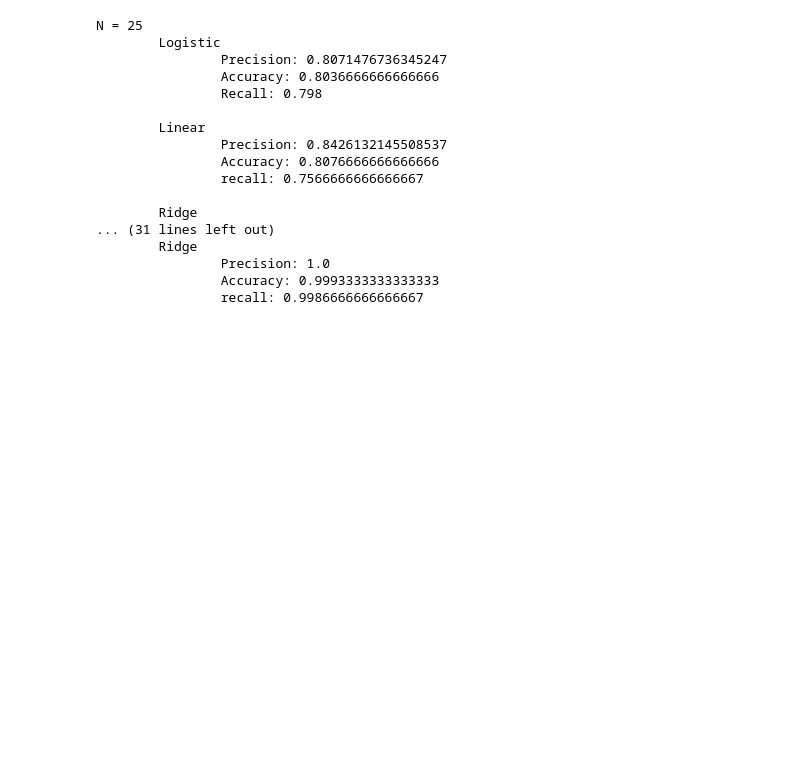
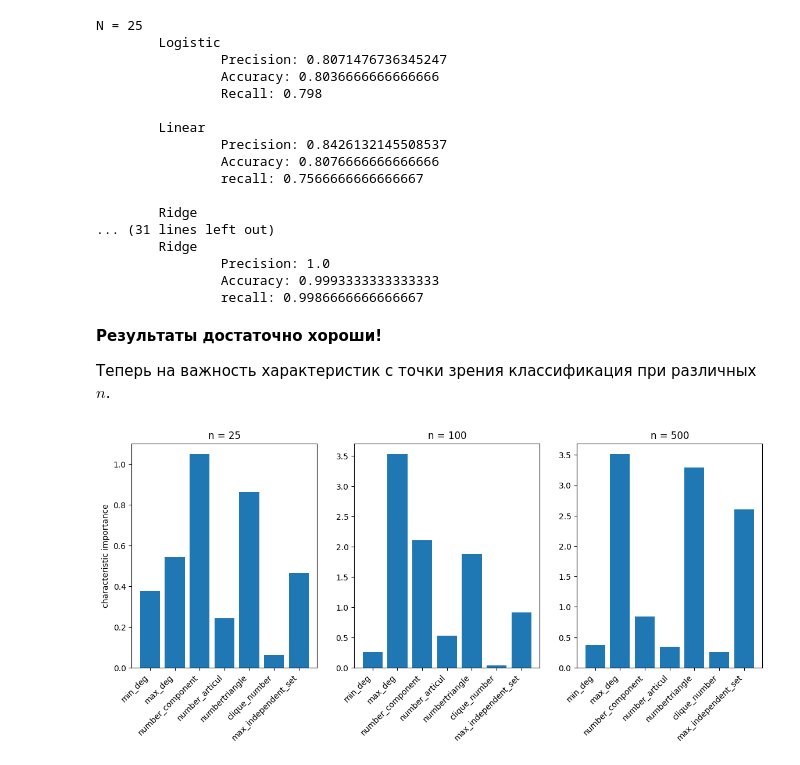
Before and after one commit to Snomty/Random_graphs, a Jupyter notebook: src/Graph_Hypothesis_Classifier_Student2.ipynb, the cells around one changed output. Drawn from its saved outputs; the diff is of its cells as text; code cells hidden in the pictures; blank space fills up the shorter version.

Commit message:
Add feature importance analysis

```diff
--- a/src/Graph_Hypothesis_Classifier_Student2.ipynb
+++ b/src/Graph_Hypothesis_Classifier_Student2.ipynb
@@ -91,3 +91,33 @@ N = 25
                 Precision: 1.0
                 Accuracy: 0.9993333333333333
                 recall: 0.9986666666666667
+# %% [markdown]
+**Результаты достаточно хороши!**
+
+Теперь на важность характеристик с точки зрения классификация при различных $n$.
+# %%
+plt.figure(figsize=(14,5))
+
+features = df_25.drop(['distribution'], axis = 1).columns
+
+for idx, n, df in zip([0, 1, 2], [25, 100, 500], [df_25, df_100, df_500]):
+
+    X, y = df.drop('distribution', axis = 1), df['distribution']
+    X_train, X_test, y_train, y_test = train_test_split(X, y, test_size=0.3, random_state=239, stratify=y)
+
+    scaler = StandardScaler()
+    X_train_scaled = scaler.fit_transform(X_train)
+    X_test_scaled = scaler.transform(X_test)
+
+    plt.subplot(1, 3, idx + 1)
+    plt.title(f"n = {n}")
+    model = LogisticRegression()
+    model.fit(X_train_scaled, y_train)
+    plt.bar(features, np.abs(model.coef_[0]))
+    plt.xticks(rotation=45, ha='right')
+    if idx == 0:
+        plt.ylabel("characteristic importance")
+
+plt.show()
+# %% [output]
+[figure, added]
```
Also changed, not shown: parts of 1 cell of this notebook, 1 other file.
